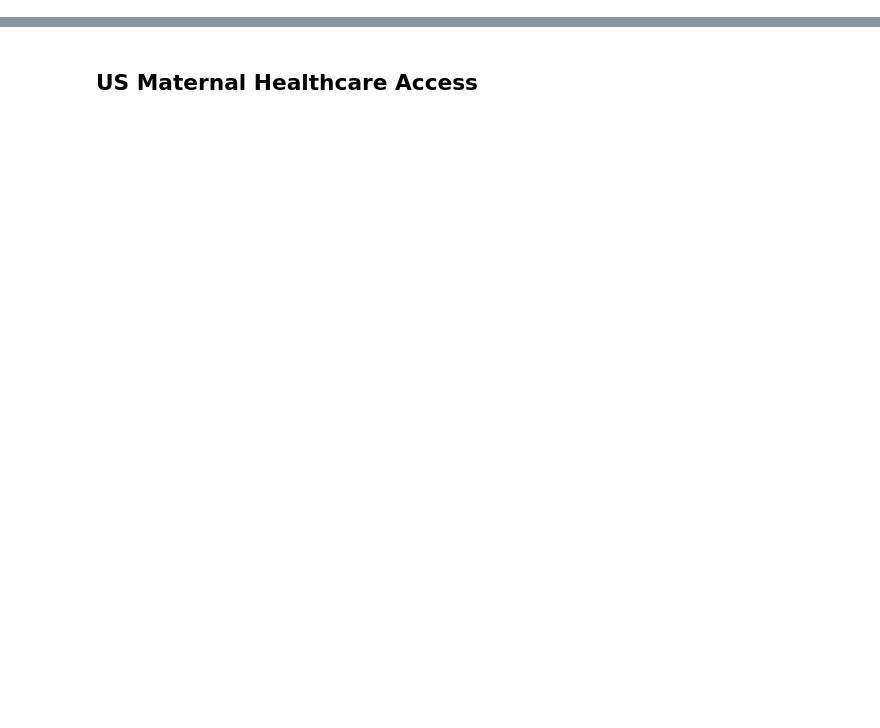
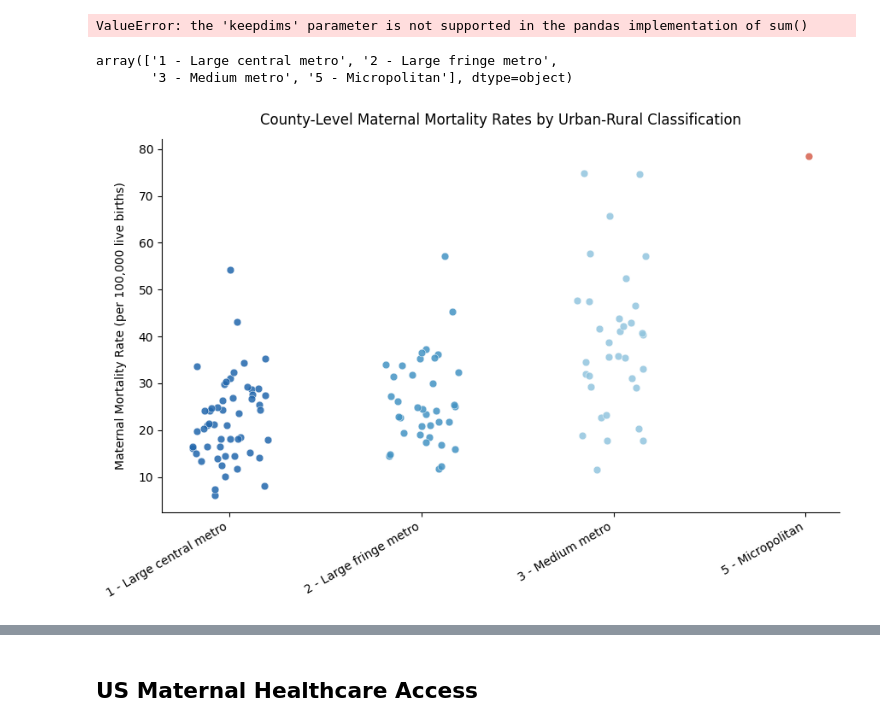
Before and after one commit to clleone/ds-20195-final, a Jupyter notebook: clleone_ds_final.ipynb, the cells around one changed output, grey strips where cells are left out. Cells and saved outputs as stored; diff of their text form; code cells hidden in the pictures; blank space fills up the shorter version.

```diff
--- a/clleone_ds_final.ipynb
+++ b/clleone_ds_final.ipynb
@@ -213,0 +240,13 @@ natal_by_age.head()
+# %%
+# CDC Wonder Natality statistics 2018-2024 cumulative
+
+# by state, cutting out disclaimer at bottom
+natal_by_state = pd.read_csv("https://raw.githubusercontent.com/clleone/ds-20195-final/refs/heads/main/data/natality_data/natal_by_state.csv")
+
+# by county
+natal_by_county = pd.read_csv("https://raw.githubusercontent.com/clleone/ds-20195-final/refs/heads/main/data/natality_data/natal-by-state-county.csv")
+# %%
+# join natality data onto maternal mortality gdf
+natal_by_county['County of Residence Code'] = natal_by_county['County of Residence Code'].astype('string').str[:-2].str.zfill(5)
+natal_by_county['GEOID'] = natal_by_county['County of Residence Code']
+counties_w_matmort_gdf = counties_w_matmort_gdf.merge(natal_by_county[['GEOID', 'Births', 'State of Residence']], how="left", on="GEOID")
@@ -213,0 +275,63 @@ natal_by_age.head()
+# %%
+# missing data crosstab table
+values = table / table.sum(axis=1, keepdims=True) * 100
+
+fig, ax = plt.subplots(figsize=(7, 3.5))
+
+im = ax.imshow(values, cmap="Reds", aspect="auto")
+
+ax.set_xticks(range(len(death_order)))
+ax.set_xticklabels(death_order, fontsize=11)
+ax.set_yticks(range(len(pop_order)))
+ax.set_yticklabels(pop_order, fontsize=11)
+ax.set_title("Observed Maternal Mortality by County Size, 2018-2024", pad=12)
+
+for i in range(len(pop_order)):
+    for j in range(len(death_order)):
+        text_color = "white" if im.norm(values[i, j]) > 0.6 else "black"
+        if i == 0:
+            ax.text(j, i, f"{values[i, j]:.0f}%\nof large counties",
+                ha="center", va="center",
+                fontsize=11, color=text_color, fontweight="bold")
+        else:
+            ax.text(j, i, f"{values[i, j]:.0f}%\nof small counties",
+                ha="center", va="center",
+                fontsize=11, color=text_color, fontweight="bold")
+# %% [output]
+ValueError: the 'keepdims' parameter is not supported in the pandas implementation of sum()
+# %%
+# looking at non-suppressed counties, counties with at least 10 observations
+counties_gt_10 = counties_w_matmort_gdf[counties_w_matmort_gdf['Deaths'] >= 10][['GEOID','County', 'State of Residence', 'Deaths', 'Births']].sort_values('Deaths', ascending=False)
+counties_gt_10['matmort_rate'] = round((counties_gt_10['Deaths'] / counties_gt_10['Births'] * 100000), 2)
+counties_gt_10 = counties_gt_10.merge(nchs_classifications[['GEOID', '2023 Code']], how='left', on='GEOID')
+counties_gt_10['2023 Code'].unique()
+# %% [output]
+array(['1 - Large central metro', '2 - Large fringe metro',
+       '3 - Medium metro', '5 - Micropolitan'], dtype=object)
+# %%
+# jitter chart of counties' maternal mortality rates for counties >=10
+import numpy as np
+category_order = [cat for cat in counties_gt_10['2023 Code'].unique()]
+
+colors = ["#2166ac","#4393c3","#92c5de","#d6604d"]
+
+c_dict = dict(zip(category_order, colors))
+
+fig, ax = plt.subplots(figsize=(9, 6))
+
+for i, category in enumerate(category_order):
+    subset = counties_gt_10[counties_gt_10["2023 Code"] == category]["matmort_rate"]
+    x = np.random.uniform(i - 0.2, i + 0.2, size=len(subset))
+    ax.scatter(x, subset, color=c_dict[category], alpha=0.85, s=40, edgecolor="white", linewidth=0.4)
+
+ax.set_xticks(range(len(category_order)))
+ax.set_xticklabels(category_order, rotation=30, ha="right")
+ax.set_ylabel("Maternal Mortality Rate (per 100,000 live births)", labelpad=10)
+ax.set_title("County-Level Maternal Mortality Rates by Urban-Rural Classification", pad=12)
+ax.spines["top"].set_visible(False)
+ax.spines["right"].set_visible(False)
+
+plt.tight_layout()
+plt.show()
+# %% [output]
+[figure, added]
```
Also changed, not shown: parts of 63 cells of this notebook.
